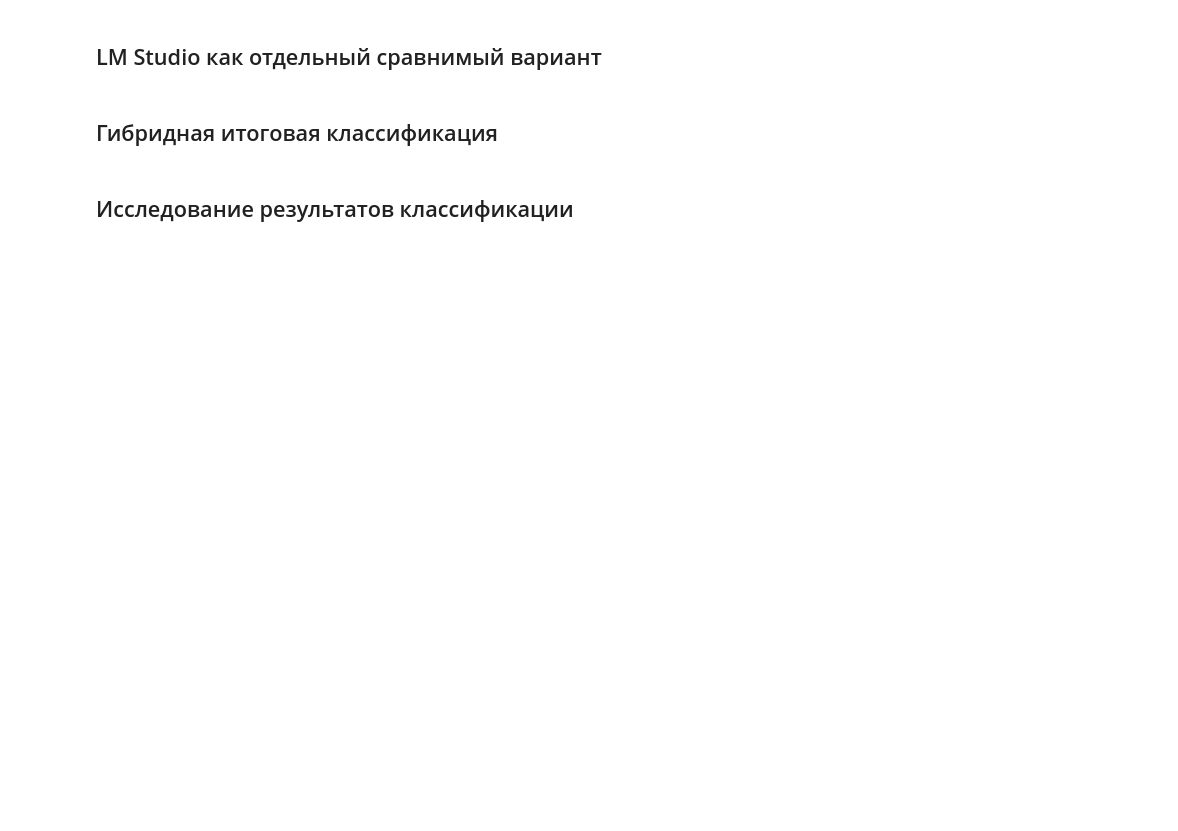
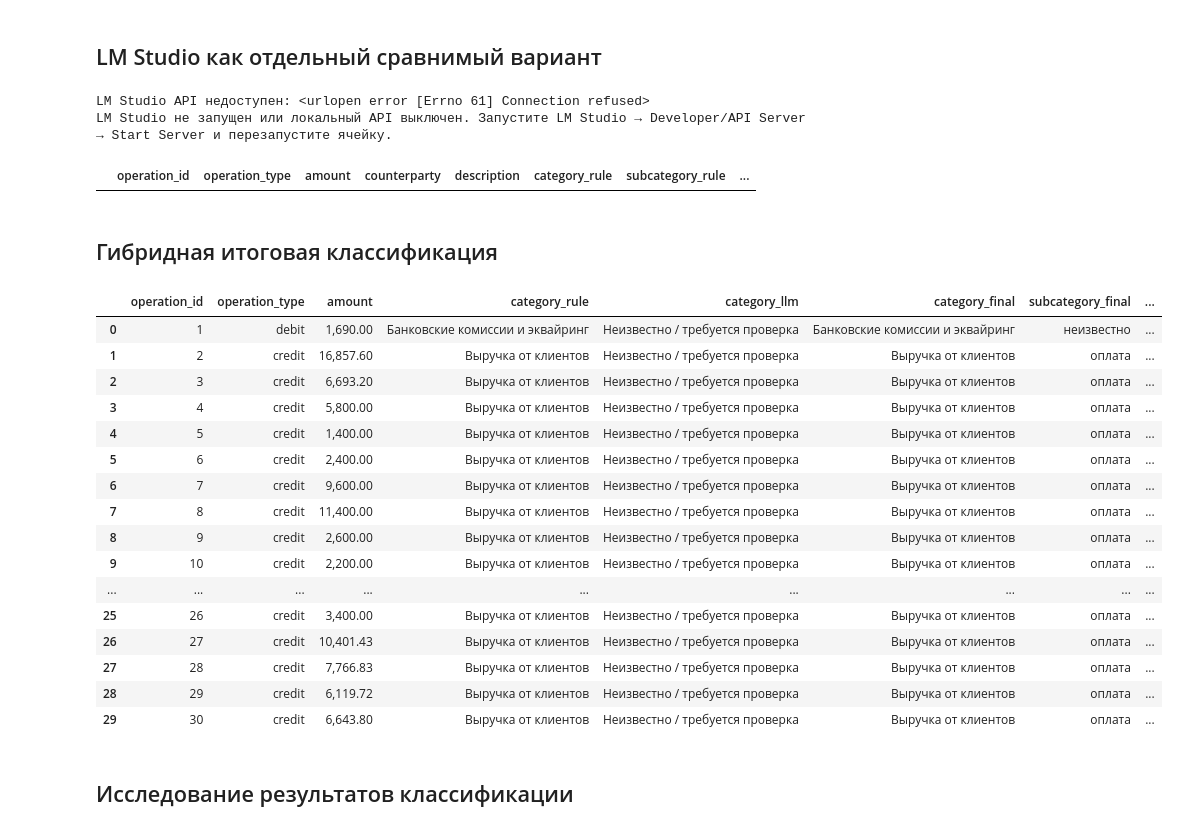
Before and after one commit to Kruasanya/sladkiy_gorodok, a Jupyter notebook: Исследование разметки транзакций/01_Исследование_классификации_банковских_операций.ipynb, the cells around one changed output. Cells and saved outputs as stored; diff of their text form; code cells hidden in the pictures; blank space fills up the shorter version.

```diff
--- a/Исследование разметки транзакций/01_Исследование_классификации_банковских_операций.ipynb
+++ b/Исследование разметки транзакций/01_Исследование_классификации_банковских_операций.ipynb
@@ -235,0 +264,4 @@ display(duplicate_summary.head(10))
+# %%
+import pandas as pd
+df = pd.read_csv('/Users/pavelesipenok/Documents/Курсач/sladkiy_gorodok/Исследование разметки транзакций/outputs/cleaned_bank_operations.csv')
+df
@@ -825,6 +940,10 @@ lmstudio_compare = bank.loc[bank['operation_id'].isin(lmstudio_results.get('oper
 ]].copy()
 lmstudio_compare['rule_llm_agree'] = lmstudio_compare['category_rule'].eq(lmstudio_compare['category_llm'])
 display(lmstudio_compare.head(40))
+# %% [output]
+LM Studio API недоступен: <urlopen error [Errno 61] Connection refused>
+LM Studio не запущен или локальный API выключен. Запустите LM Studio → Developer/API Server → Start Server и перезапустите ячейку.
+|  | operation_id | operation_type | amount | counterparty | description | category_rule | subcategory_rule | ... |
 # %% [markdown]
 ## Гибридная итоговая классификация
 # %%
@@ -863,34 +982,51 @@ def build_final_classification(row: pd.Series) -> pd.Series:
         review_reasons.append('низкая уверенность')
     if row['amount'] >= amount_top_5_threshold:
         review_reasons.append('крупная сумма')
     if pd.isna(row['date']):
         review_reasons.append('нет даты')
     if not is_valid_category_for_type(category, row['operation_type']):
         review_reasons.append('категория не соответствует debit/credit')
         category = UNKNOWN_CATEGORY
         subcategory = 'неизвестно'
         confidence = min(confidence, 0.5)
 
     return pd.Series({
         'category_final': category,
         'subcategory_final': subcategory,
         'category_source': source,
         'category_confidence': confidence,
         'needs_review': bool(review_reasons),
         'review_reason': '; '.join(dict.fromkeys(review_reasons)),
     })
 
 amount_top_5_threshold = bank['amount'].quantile(TOP_AMOUNT_QUANTILE)
 final_result = bank.apply(build_final_classification, axis=1)
 bank = pd.concat([bank, final_result], axis=1)
 bank['category_group'] = bank['category_final'].map(CATEGORY_TO_GROUP).fillna('Требует проверки')
 
 classification_disagreements = bank.loc[
     bank['llm_confidence'].gt(0) & bank['category_rule'].ne(bank['category_llm'])
 ].copy()
-classification_disagreements.to_csv(OUTPUTS_DIR / 'classification_disagreements.csv', index=False)
 
 display(bank[['operation_id', 'operation_type', 'amount', 'category_rule', 'category_llm', 'category_final', 'subcategory_final', 'category_source', 'category_confidence', 'needs_review', 'review_reason']].head(30))
+# %% [output]
+|  | operation_id | operation_type | amount | category_rule | category_llm | category_final | subcategory_final | ... |
+| 0 | 1 | debit | 1,690.00 | Банковские комиссии и эквайринг | Неизвестно / требуется проверка | Банковские комиссии и эквайринг | неизвестно | ... |
+| 1 | 2 | credit | 16,857.60 | Выручка от клиентов | Неизвестно / требуется проверка | Выручка от клиентов | оплата | ... |
+| 2 | 3 | credit | 6,693.20 | Выручка от клиентов | Неизвестно / требуется проверка | Выручка от клиентов | оплата | ... |
+| 3 | 4 | credit | 5,800.00 | Выручка от клиентов | Неизвестно / требуется проверка | Выручка от клиентов | оплата | ... |
+| 4 | 5 | credit | 1,400.00 | Выручка от клиентов | Неизвестно / требуется проверка | Выручка от клиентов | оплата | ... |
+| 5 | 6 | credit | 2,400.00 | Выручка от клиентов | Неизвестно / требуется проверка | Выручка от клиентов | оплата | ... |
+| 6 | 7 | credit | 9,600.00 | Выручка от клиентов | Неизвестно / требуется проверка | Выручка от клиентов | оплата | ... |
+| 7 | 8 | credit | 11,400.00 | Выручка от клиентов | Неизвестно / требуется проверка | Выручка от клиентов | оплата | ... |
+| 8 | 9 | credit | 2,600.00 | Выручка от клиентов | Неизвестно / требуется проверка | Выручка от клиентов | оплата | ... |
+| 9 | 10 | credit | 2,200.00 | Выручка от клиентов | Неизвестно / требуется проверка | Выручка от клиентов | оплата | ... |
+| ... | ... | ... | ... | ... | ... | ... | ... | ... |
+| 25 | 26 | credit | 3,400.00 | Выручка от клиентов | Неизвестно / требуется проверка | Выручка от клиентов | оплата | ... |
+| 26 | 27 | credit | 10,401.43 | Выручка от клиентов | Неизвестно / требуется проверка | Выручка от клиентов | оплата | ... |
+| 27 | 28 | credit | 7,766.83 | Выручка от клиентов | Неизвестно / требуется проверка | Выручка от клиентов | оплата | ... |
+| 28 | 29 | credit | 6,119.72 | Выручка от клиентов | Неизвестно / требуется проверка | Выручка от клиентов | оплата | ... |
+| 29 | 30 | credit | 6,643.80 | Выручка от клиентов | Неизвестно / требуется проверка | Выручка от клиентов | оплата | ... |
 # %% [markdown]
 ## Исследование результатов классификации
 # %%
```
Also changed, not shown: parts of 21 cells of this notebook, 21 other files.
